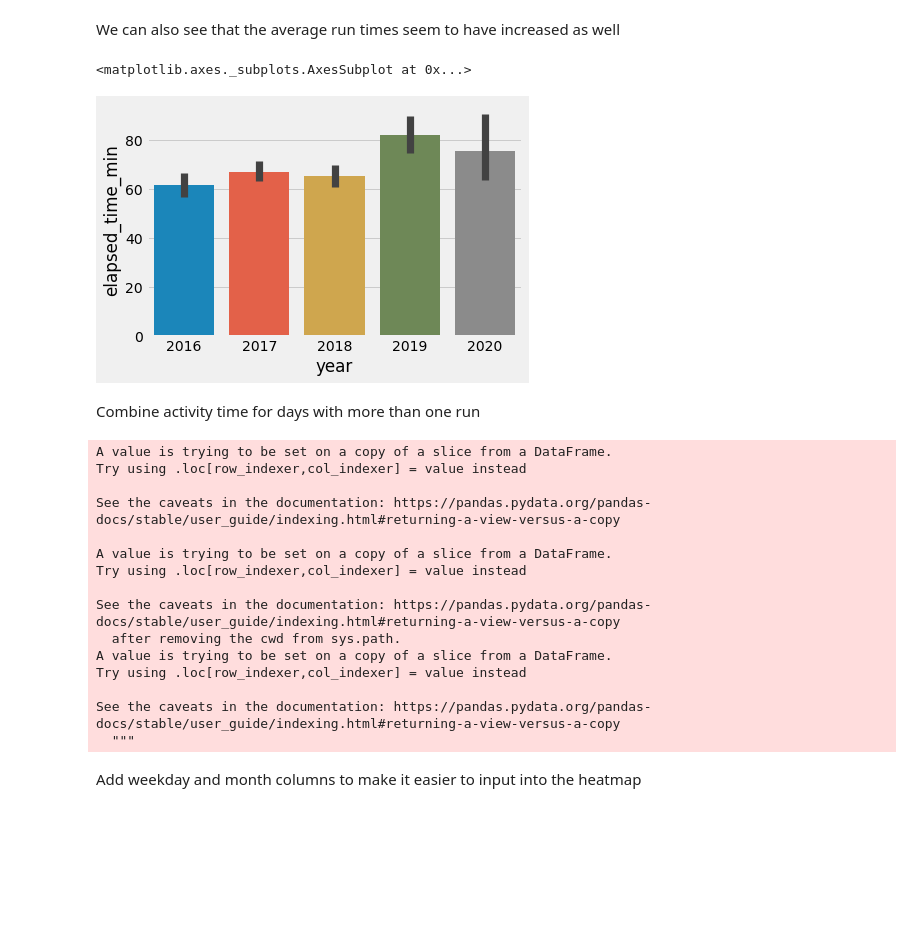
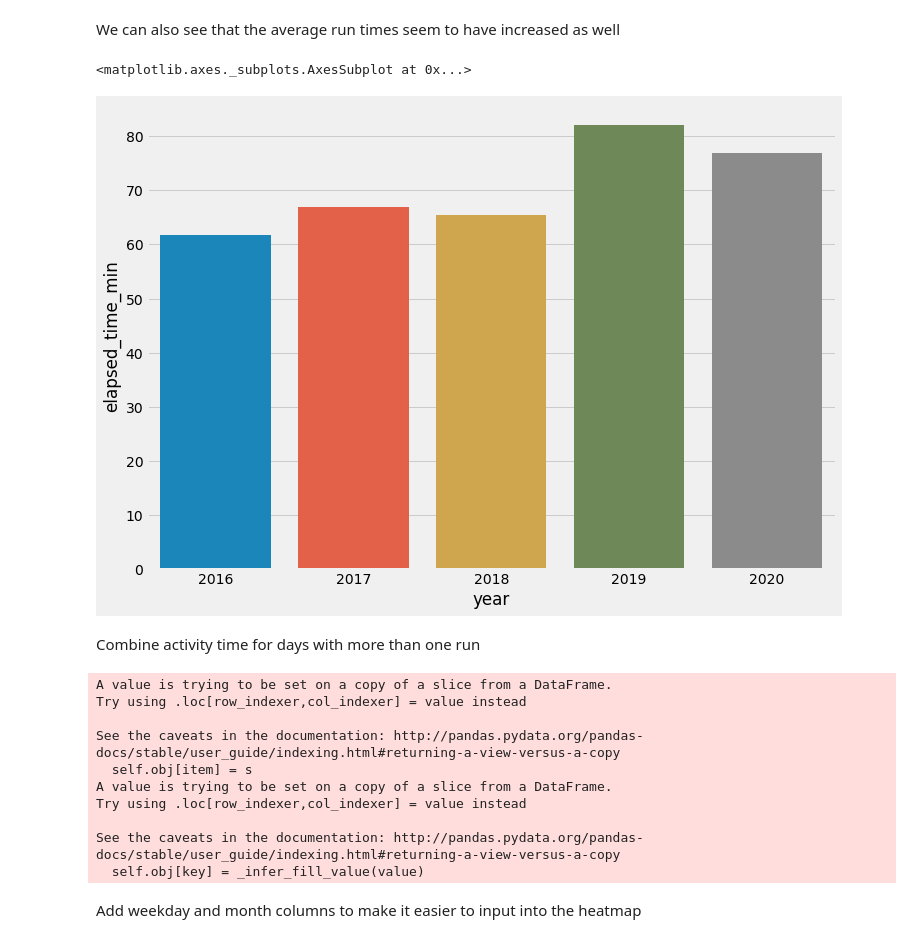
Before and after one commit to NateSalima/StravaProject, a Jupyter notebook: Strava.ipynb, the cells around one changed output. Drawn from its saved outputs; the diff is of its cells as text; code cells hidden in the pictures; blank space fills up the shorter version.

Commit message:
updated plot formatting

```diff
--- a/Strava.ipynb
+++ b/Strava.ipynb
@@ -89,7 +88,7 @@ Name: type, dtype: int64
 # %% [markdown]
 ### Lets focus on the running data since there isn't substantial data on other activities
 # %%
-df = df[df.type == 'Run']
+df = df.loc[df.type == 'Run']
 # %%
 df
 # %% [output]
@@ -113,7 +112,7 @@ df
 # %% [markdown]
 As we can see it looks like the most activities were recorded in 2018
 # %%
-df['year'] = df['start_date'].dt.year
+df.loc[:,'year'] = df['start_date'].dt.year
 fig, ax = plt.subplots(figsize=dimensions)
 sns.countplot(ax = ax, x="year", data=df)
 # %% [output]
@@ -157,36 +151,32 @@ sns.lineplot(x="start_date", y="cum_distance_km", hue = "year", data=cumulative_
 # %% [markdown]
 We can also see that the average run times seem to have increased as well
 # %%
-sns.barplot(x="year", y="elapsed_time_min", data=df)
+fig, ax = plt.subplots(figsize=dimensions)
+sns.barplot(x="year", y="elapsed_time_min", ci = None, data=df)
 # %% [output]
 <matplotlib.axes._subplots.AxesSubplot at 0x...>
-[figure, old version]
+[figure, new version]
 # %% [markdown]
 Combine activity time for days with more than one run
 # %%
 heat_map = df[['start_date', 'elapsed_time_min']]
-heat_map['start_date'] = heat_map['start_date'].dt.date
+heat_map.loc[:,'start_date'] = heat_map['start_date'].dt.date
 heat_map.groupby(['start_date']).sum()
-heat_map['weekday'] = df['start_date'].dt.dayofweek
-heat_map['month'] = df['start_date'].dt.month
+heat_map.loc[:,'weekday'] = df['start_date'].dt.dayofweek
+heat_map.loc[:,'month'] = df['start_date'].dt.month
 del heat_map['start_date']
 heat_map = heat_map.sort_values(by=['month', 'weekday'])
 # %% [output]
 A value is trying to be set on a copy of a slice from a DataFrame.
 Try using .loc[row_indexer,col_indexer] = value instead
 
-See the caveats in the documentation: https://pandas.pydata.org/pandas-docs/stable/user_guide/indexing.html#returning-a-view-versus-a-copy
-
+See the caveats in the documentation: http://pandas.pydata.org/pandas-docs/stable/user_guide/indexing.html#returning-a-view-versus-a-copy
+  self.obj[item] = s
 A value is trying to be set on a copy of a slice from a DataFrame.
 Try using .loc[row_indexer,col_indexer] = value instead
 
-See the caveats in the documentation: https://pandas.pydata.org/pandas-docs/stable/user_guide/indexing.html#returning-a-view-versus-a-copy
-  after removing the cwd from sys.path.
-A value is trying to be set on a copy of a slice from a DataFrame.
-Try using .loc[row_indexer,col_indexer] = value instead
-
-See the caveats in the documentation: https://pandas.pydata.org/pandas-docs/stable/user_guide/indexing.html#returning-a-view-versus-a-copy
-  """
+See the caveats in the documentation: http://pandas.pydata.org/pandas-docs/stable/user_guide/indexing.html#returning-a-view-versus-a-copy
+  self.obj[key] = _infer_fill_value(value)
 # %% [markdown]
 Add weekday and month columns to make it easier to input into the heatmap
 # %%
```
Also changed, not shown: parts of 17 cells of this notebook.
